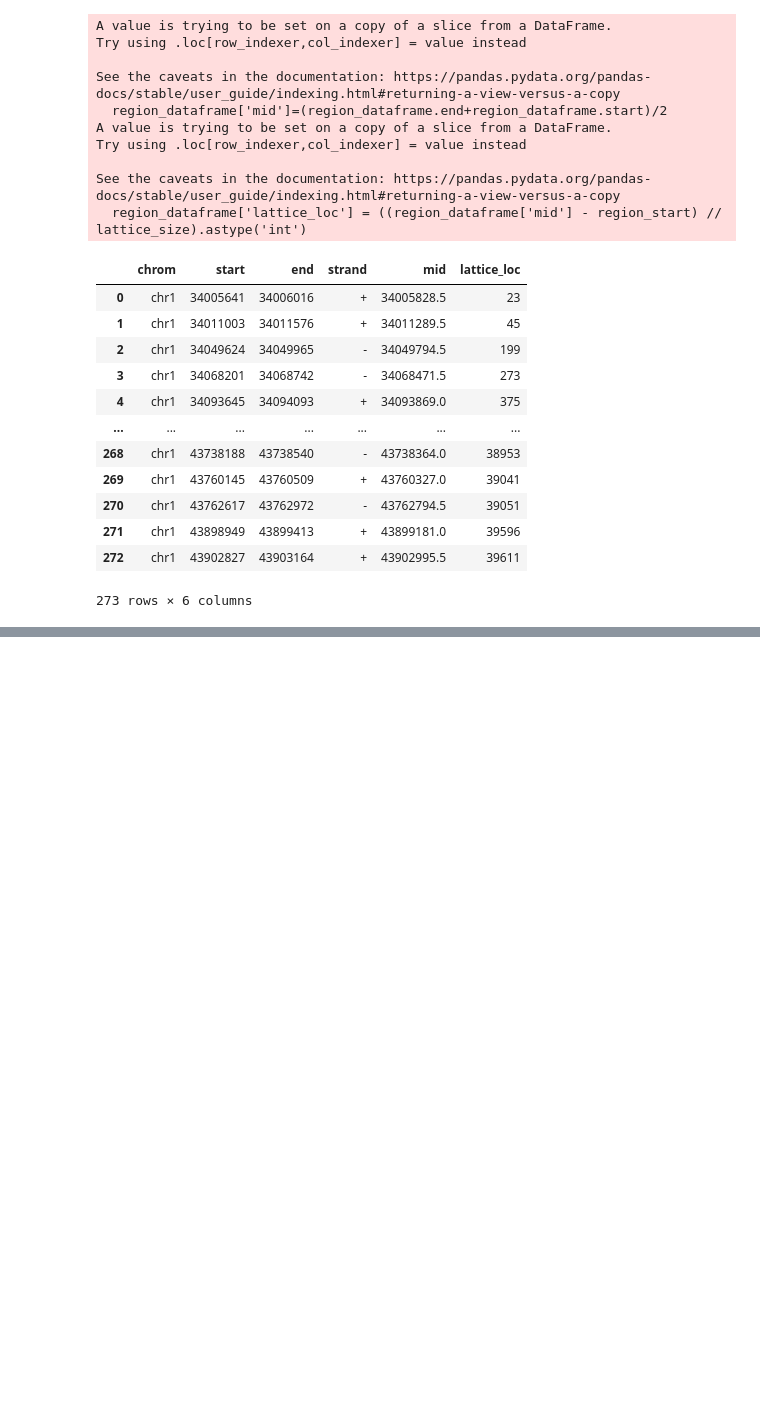
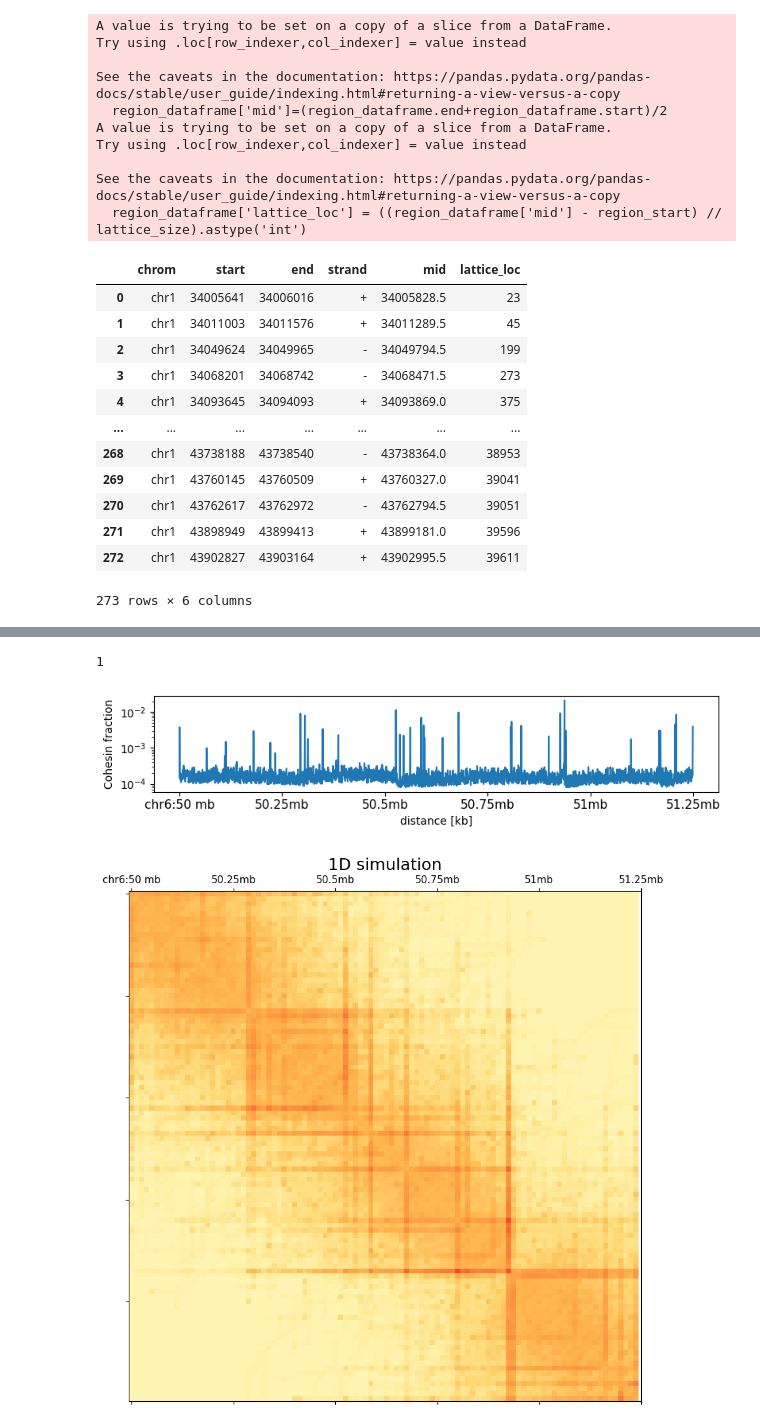
Before and after one commit to Fudenberg-Research-Group/OccupancyInputCTCF, a Jupyter notebook: processing/genome_domain_processing.ipynb, the cells around one changed output, grey strips where cells are left out. Cells and saved outputs as stored; diff of their text form; code cells hidden in the pictures; blank space fills up the shorter version.

```diff
--- a/processing/genome_domain_processing.ipynb
+++ b/processing/genome_domain_processing.ipynb
@@ -272,0 +188,60 @@ print(ctcfleftposition,ctcfrightposition)
+# %%
+#flipped
+path_dict_flipped = {}
+
+directory = '/scratch1/rahmanin/Site_wise_occupancy/simulations/'
+for names  in glob.glob(directory+'sims/folder_*'):
+    name = names.split('sims/')[1][:]
+    path_dict_flipped[name]= names
+path_dict_flipped = dict(sorted(path_dict_flipped.items()))
+print(len(path_dict_flipped))
+lefs = h5py.File(path_dict_flipped[name]+'/LEFPositions.h5','r')["positions"]
+chip_fliped = utils.chip_seq_from_lef(lefs, mapN)
+with  h5py.File(path_dict_flipped[name]+'/LEFPositions.h5', mode='r') as myfile:
+    lef_array = np.array(myfile['positions'])
+lef_array_snip = lef_array[:10]
+m = utils.contact_map_from_lefs(lef_array[:],5000)
+matrix = adaptive_coarsegrain(m+1, m+1, cutoff = 3, max_levels=3, min_shape = 2)
+padded_matrix = np.pad(matrix, ((0, 1), (0, 1)), mode='constant')
+binned_matrix_flipped = padded_matrix.reshape(100, 50, 100, 50).sum(axis=(1, 3))
+# %% [output]
+1
+# %%
+c = 1
+for name in path_dict_n.keys():
+
+    lefs = h5py.File(path_dict_n[name]+'/LEFPositions.h5','r')["positions"]
+    chip = utils.chip_seq_from_lef(lefs, mapN)
+    lattice_size = 0.25 # in kb
+    plt.figure(figsize = (8.1,1.95))
+    plt.plot(np.arange(len(chip))*lattice_size,chip/np.sum(chip), label=name)
+    plt.xticks([0, 250, 500, 750, 1000, 1250],fontsize=11.1)
+    plt.gca().set_xticklabels(['chr6:50 mb', '50.25mb', '50.5mb','50.75mb', '51mb','51.25mb'])
+    plt.ylabel('Cohesin fraction')
+    plt.yscale('log')
+    plt.xlabel('distance [kb]')
+    plt.tight_layout()
+    plt.show()
+    region = 'chr1:34000000-35250000'
+    region = 'chr6:50000000-51250000'
+    plt.figure(figsize=(10.1,10.1))
+    with  h5py.File(path_dict_n[name]+'/LEFPositions.h5', mode='r') as myfile:
+        lef_array = np.array(myfile['positions'])
+    lef_array_snip = lef_array[:10]
+    m = utils.contact_map_from_lefs(lef_array[:],5000)
+    plt.title('1D simulation',fontsize=18)
+    new_m = adaptive_coarsegrain(m+1, m+1, cutoff = 3, max_levels=3, min_shape = 2)
+    matrix = new_m
+    padded_matrix = np.pad(matrix, ((0, 1), (0, 1)), mode='constant')
+    binned_matrix = padded_matrix.reshape(100, 50, 100, 50).sum(axis=(1, 3))
+    im = plt.matshow(np.log10(binned_matrix+1), vmax=8.1, vmin=2.5,cmap='fall', fignum=False)
+
+    plt.xticks(utils.axes_ary(region)[0], fontsize = 6.1)
+    plt.xticks([0, 20, 40, 60, 80, 100],fontsize=11.1)
+    plt.gca().set_xticklabels(['chr6:50 mb', '50.25mb', '50.5mb','50.75mb', '51mb','51.25mb'])
+    plt.gca().set_yticklabels([])
+    plt.savefig('{region}.png'.format(region=region))
+    plt.show()
+# %% [output]
+[figure, added]
+[figure, added]
```
Also changed, not shown: parts of 29 cells of this notebook, 46 other files.
